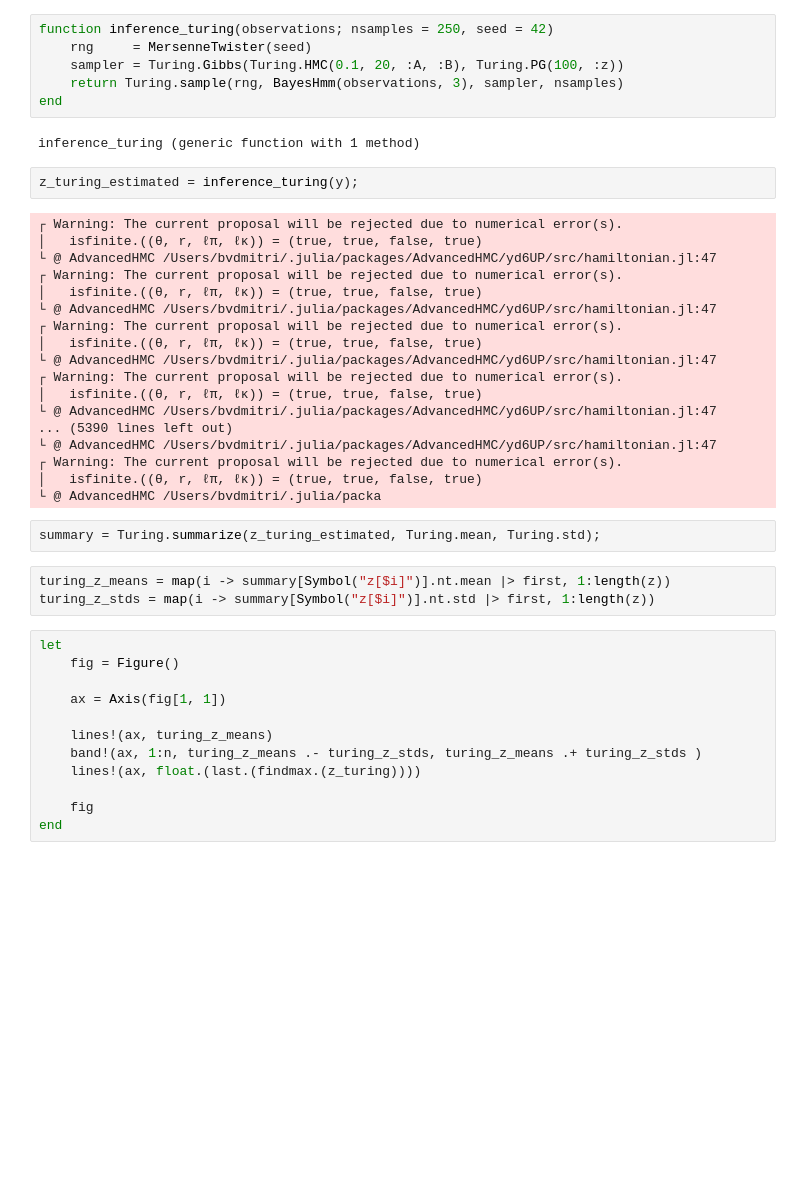
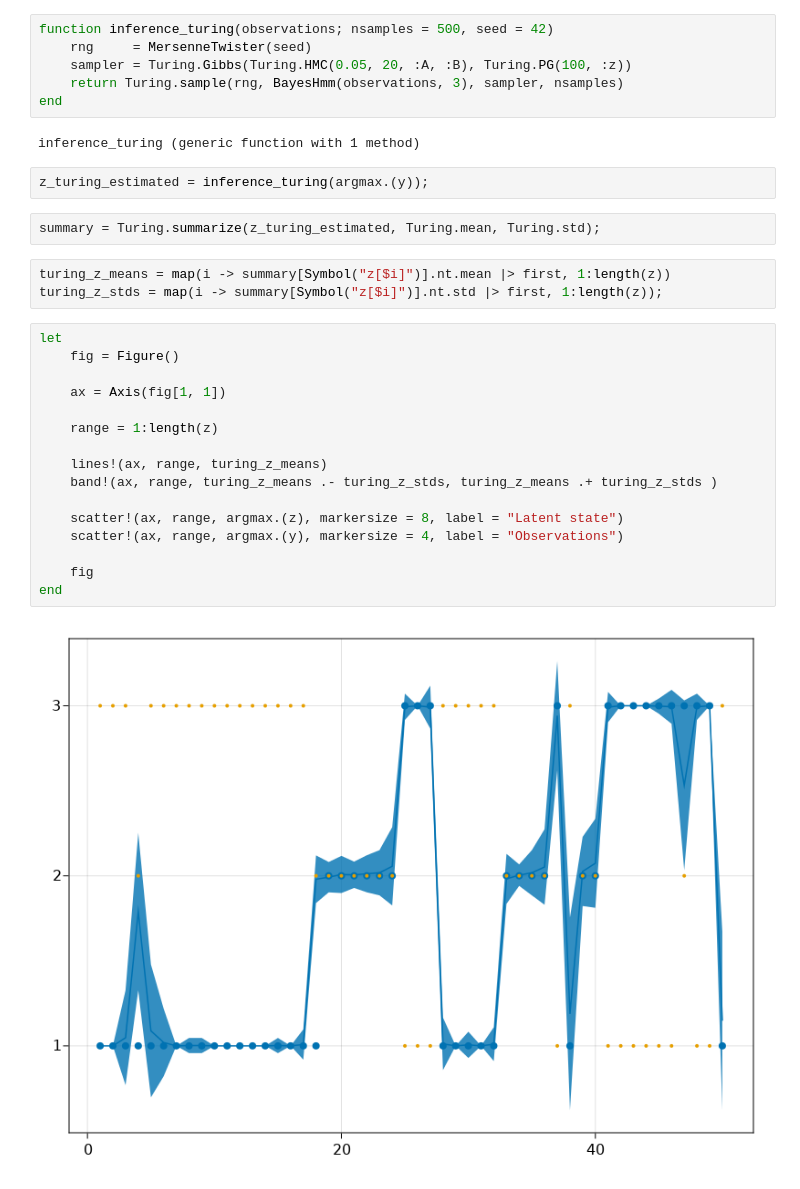
Before and after one commit to biaslab/ReactiveMPPaperExperiments, a Jupyter notebook: notebooks/turing_hidden_markov_model.ipynb, the cells around one changed output. Drawn from its saved outputs; the diff is of its cells as text; blank space fills up the shorter version.

```diff
--- a/notebooks/turing_hidden_markov_model.ipynb
+++ b/notebooks/turing_hidden_markov_model.ipynb
@@ -94,47 +91,35 @@ end;
 # %% [markdown]
 ### Inference
 # %%
-function inference_turing(observations; nsamples = 250, seed = 42)
+function inference_turing(observations; nsamples = 500, seed = 42)
     rng     = MersenneTwister(seed)
-    sampler = Turing.Gibbs(Turing.HMC(0.1, 20, :A, :B), Turing.PG(100, :z))
+    sampler = Turing.Gibbs(Turing.HMC(0.05, 20, :A, :B), Turing.PG(100, :z))
     return Turing.sample(rng, BayesHmm(observations, 3), sampler, nsamples)
 end
 # %% [output]
 inference_turing (generic function with 1 method)
 # %%
-z_turing_estimated = inference_turing(y);
+z_turing_estimated = inference_turing(argmax.(y));
-# %% [output]
-┌ Warning: The current proposal will be rejected due to numerical error(s).
-│   isfinite.((θ, r, ℓπ, ℓκ)) = (true, true, false, true)
-└ @ AdvancedHMC /Users/bvdmitri/.julia/packages/AdvancedHMC/yd6UP/src/hamiltonian.jl:47
-┌ Warning: The current proposal will be rejected due to numerical error(s).
-│   isfinite.((θ, r, ℓπ, ℓκ)) = (true, true, false, true)
-└ @ AdvancedHMC /Users/bvdmitri/.julia/packages/AdvancedHMC/yd6UP/src/hamiltonian.jl:47
-┌ Warning: The current proposal will be rejected due to numerical error(s).
-│   isfinite.((θ, r, ℓπ, ℓκ)) = (true, true, false, true)
-└ @ AdvancedHMC /Users/bvdmitri/.julia/packages/AdvancedHMC/yd6UP/src/hamiltonian.jl:47
-┌ Warning: The current proposal will be rejected due to numerical error(s).
-│   isfinite.((θ, r, ℓπ, ℓκ)) = (true, true, false, true)
-└ @ AdvancedHMC /Users/bvdmitri/.julia/packages/AdvancedHMC/yd6UP/src/hamiltonian.jl:47
-... (5390 lines left out)
-└ @ AdvancedHMC /Users/bvdmitri/.julia/packages/AdvancedHMC/yd6UP/src/hamiltonian.jl:47
-┌ Warning: The current proposal will be rejected due to numerical error(s).
-│   isfinite.((θ, r, ℓπ, ℓκ)) = (true, true, false, true)
-└ @ AdvancedHMC /Users/bvdmitri/.julia/packa
 # %%
 summary = Turing.summarize(z_turing_estimated, Turing.mean, Turing.std);
 # %%
 turing_z_means = map(i -> summary[Symbol("z[$i]")].nt.mean |> first, 1:length(z))
-turing_z_stds = map(i -> summary[Symbol("z[$i]")].nt.std |> first, 1:length(z))
+turing_z_stds = map(i -> summary[Symbol("z[$i]")].nt.std |> first, 1:length(z));
 # %%
 let
     fig = Figure()
 
     ax = Axis(fig[1, 1])
 
-    lines!(ax, turing_z_means)
-    band!(ax, 1:n, turing_z_means .- turing_z_stds, turing_z_means .+ turing_z_stds )
-    lines!(ax, float.(last.(findmax.(z_turing))))
+    range = 1:length(z)
+
+    lines!(ax, range, turing_z_means)
+    band!(ax, range, turing_z_means .- turing_z_stds, turing_z_means .+ turing_z_stds )
+
+    scatter!(ax, range, argmax.(z), markersize = 8, label = "Latent state")
+    scatter!(ax, range, argmax.(y), markersize = 4, label = "Observations")
 
     fig
 end
+# %% [output]
+[figure, added]
```
Also changed, not shown: parts of 11 cells of this notebook, 10 other files.
